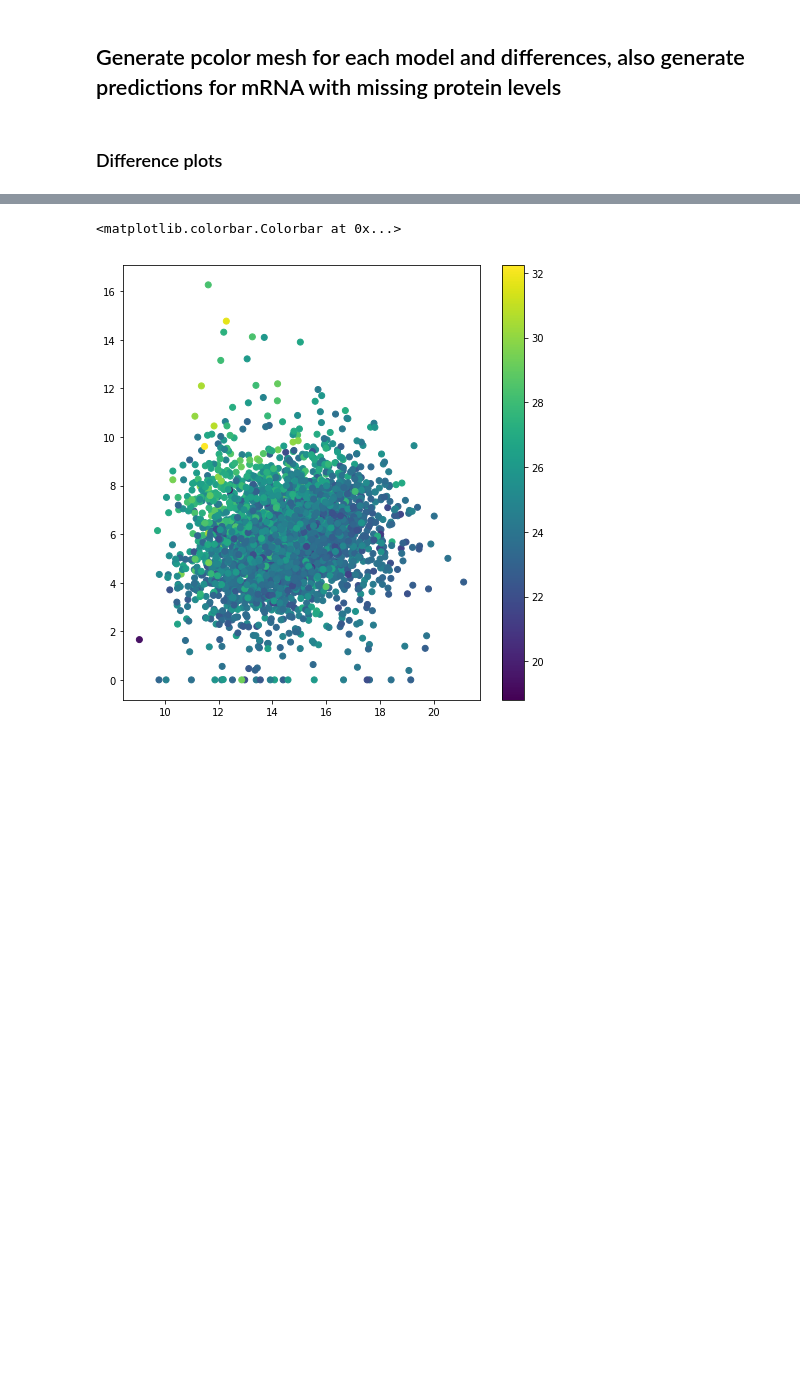
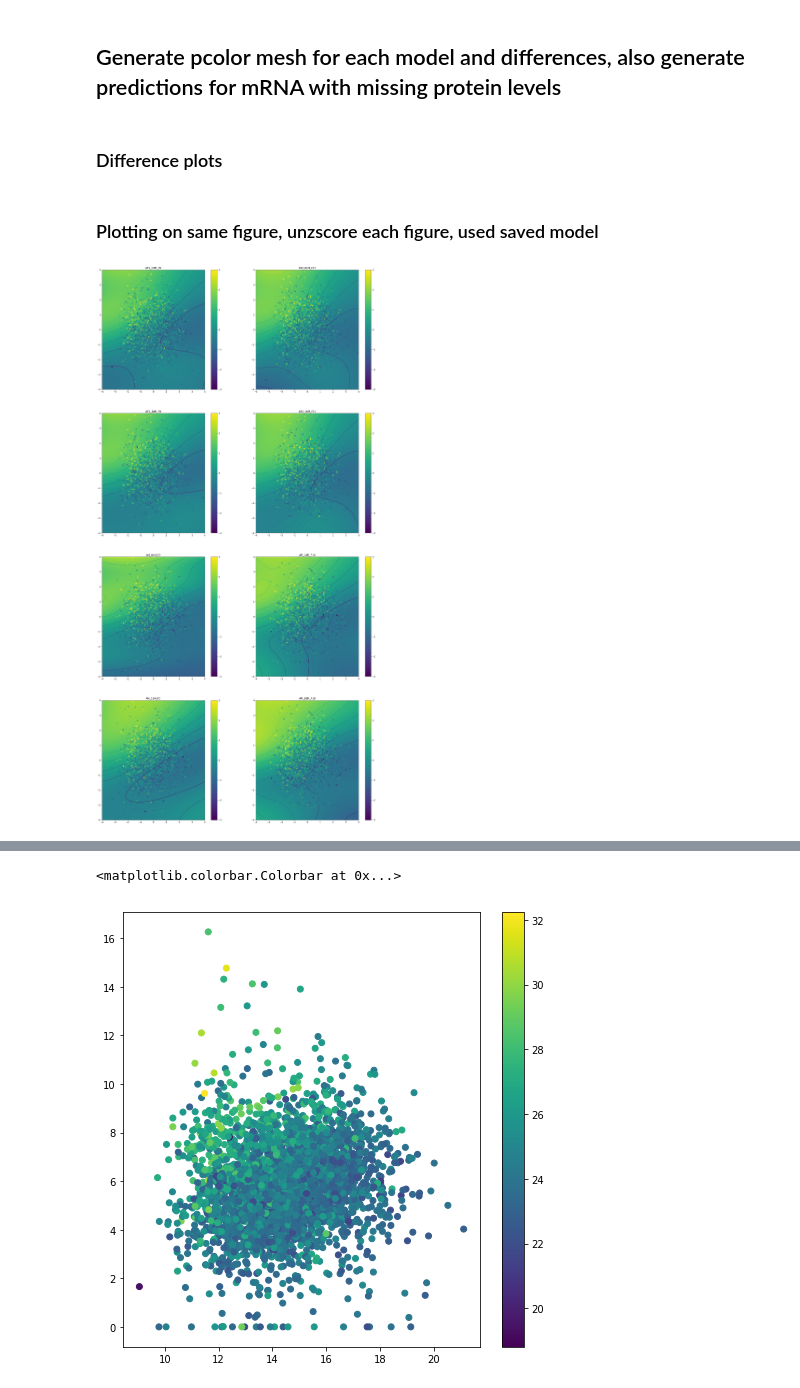
Before and after one commit to danielshak/GaussianProcesses, a Jupyter notebook: Notebooks/PPG/Gpy_oo.ipynb, the cells around one changed output, grey strips where cells are left out. Drawn from its saved outputs; the diff is of its cells as text; code cells hidden in the pictures; blank space fills up the shorter version.

Commit message:
full grid plot

```diff
--- a/Notebooks/PPG/Gpy_oo.ipynb
+++ b/Notebooks/PPG/Gpy_oo.ipynb
@@ -527,0 +547,2 @@ for cell in cell_lines:
+# %% [markdown]
+### Plotting on same figure, unzscore each figure, used saved model
@@ -527,0 +579,27 @@ for cell in cell_lines:
+# %%
+fig = plt.figure()
+fig.set_size_inches(24,48)
+ax = []
+# ['AT2_04M_F0',
+#  'AT2_04M_F10',
+#  'AT2_18M_F0',
+#  'AT2_18M_F10',
+#  'AM_04M_F0',
+#  'AM_04M_F10',
+#  'AM_18M_F0',
+#  'AM_18M_F10']
+
+for i,cell in enumerate(cell_lines):
+    x,x_means,x_stds = ZScore(data.rna_protein[cell][['Gene Length',cell]].values)
+    y,y_means,y_stds = ZScore(data.rna_protein[cell][[cell+'_P']].values)
+
+    ax.append(fig.add_subplot(4,2,i+1))
+    c = ax[i].pcolormesh(grid_x, grid_y, predictions[cell], cmap=cm.viridis, norm = norm)
+    ax[i].contour(grid_x, grid_y, predictions[cell],cmap=cm.viridis)
+    ax[i].scatter(x[:,0],x[:,1],c=y.squeeze(),cmap=cm.viridis, norm = norm, alpha = 0.65)
+    ax[i].set(xlim=(-4, 4), ylim=(-4, 4))
+    ax[i].set_title(cell)
+    fig.colorbar(c, ax=ax[i])
+fig.savefig(f"full_grid.pdf")
+# %% [output]
+[figure, added]
```
Also changed, not shown: parts of 9 cells of this notebook, 1 other file.
